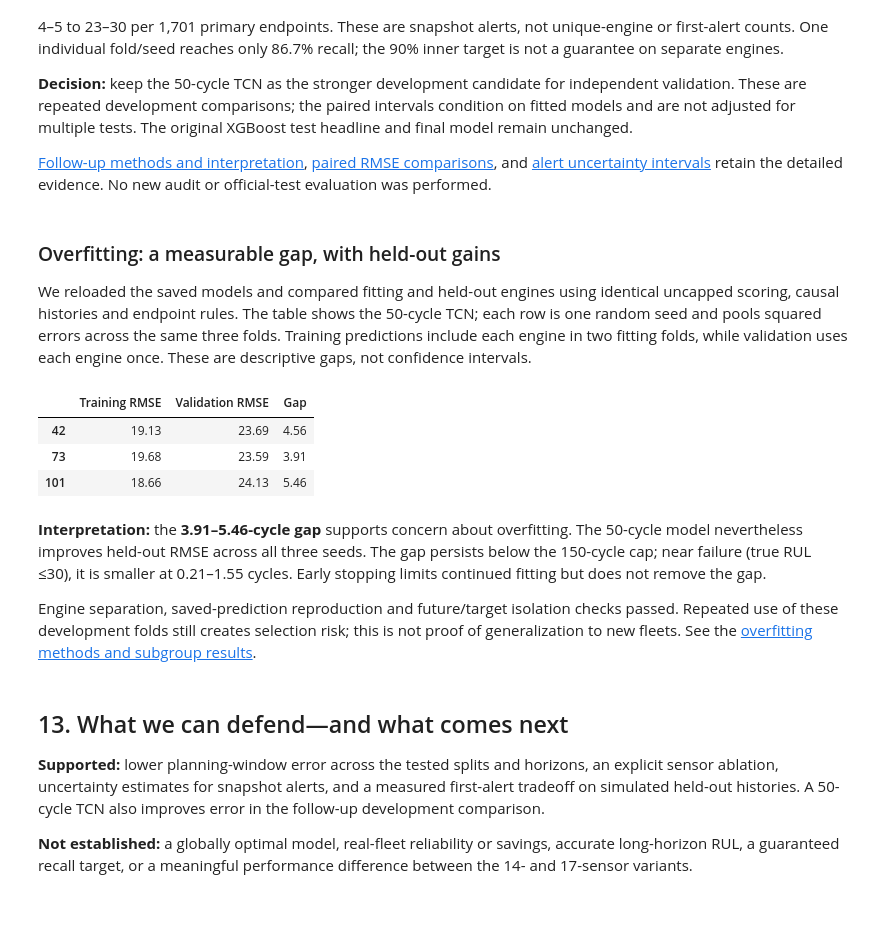
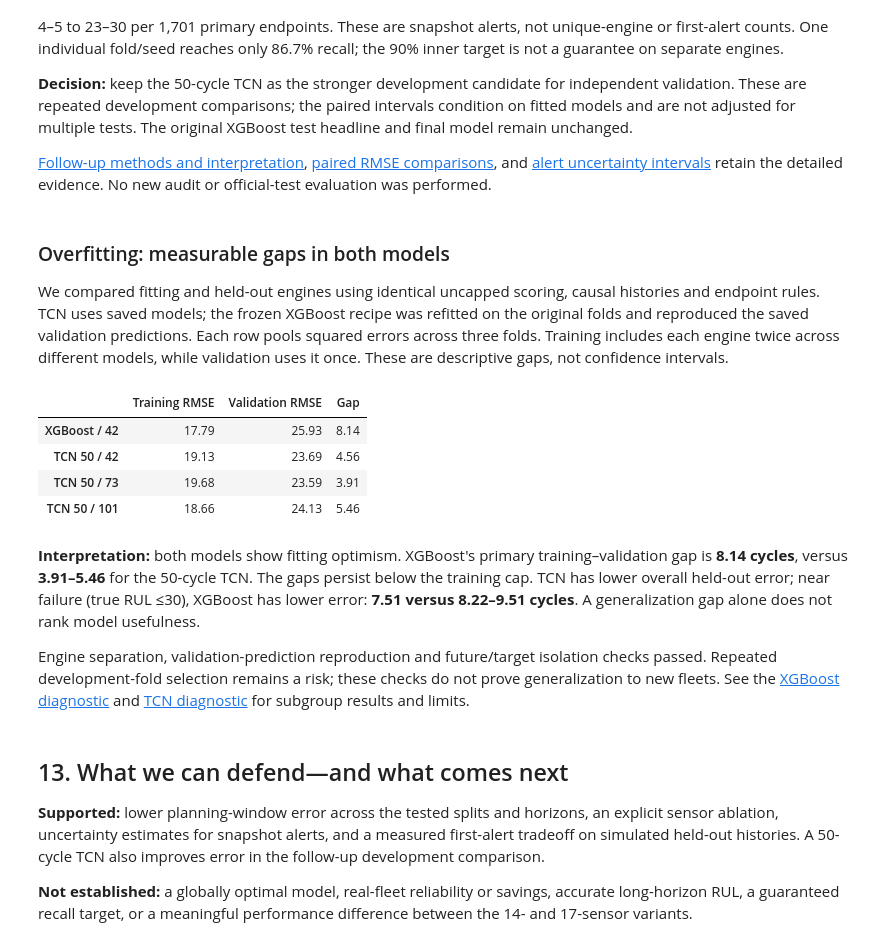
Before and after one commit to Asabrax/nasa-turbofan, a Jupyter notebook: explore.ipynb, the cells around one changed output. Saved outputs shown, nothing was run; the diff lists cells and outputs as text; code cells hidden in the pictures; blank space fills up the shorter version.

Commit message:
Update validation

```diff
--- a/explore.ipynb
+++ b/explore.ipynb
@@ -513,34 +513,42 @@ The original XGBoost test headline and final model remain unchanged.
 [alert uncertainty intervals](outputs/tcn_followup/alert_intervals.csv) retain
 the detailed evidence. No new audit or official-test evaluation was performed.
 # %% [markdown]
-### Overfitting: a measurable gap, with held-out gains
+### Overfitting: measurable gaps in both models
 
-We reloaded the saved models and compared fitting and held-out engines using
-identical uncapped scoring, causal histories and endpoint rules. The table shows
-the 50-cycle TCN; each row is one random seed and pools squared errors across the same three folds.
-Training predictions include each engine in two fitting folds, while validation
-uses each engine once. These are descriptive gaps, not confidence intervals.
+We compared fitting and held-out engines using identical uncapped scoring,
+causal histories and endpoint rules. TCN uses saved models; the frozen XGBoost
+recipe was refitted on the original folds and reproduced the saved validation
+predictions. Each row pools squared errors across three folds. Training includes
+each engine twice across different models, while validation uses it once.
+These are descriptive gaps, not confidence intervals.
 # %%
 gaps=pd.read_csv(ROOT/'outputs/tcn_followup/generalization_summary.csv')
-table=gaps[gaps.window.eq(50) & gaps.protocol.eq('primary') & gaps.subset.eq('all')]
-table=table[['seed','training_RMSE','validation_RMSE','gap']].set_index('seed')
-display(table.rename(columns={'training_RMSE':'Training RMSE','validation_RMSE':'Validation RMSE','gap':'Gap'}).rename_axis(index=None).round(2))
+xgb_gaps=pd.read_csv(EXP/'generalization_summary.csv')
+xgb=xgb_gaps[xgb_gaps.protocol.eq('primary') & xgb_gaps.subset.eq('all')].iloc[0]
+rows=[{'Model / seed':'XGBoost / 42','Training RMSE':xgb.training_RMSE,
+       'Validation RMSE':xgb.validation_RMSE,'Gap':xgb.gap}]
+for row in gaps[gaps.window.eq(50) & gaps.protocol.eq('primary') & gaps.subset.eq('all')].itertuples():
+    rows.append({'Model / seed':f'TCN 50 / {row.seed}','Training RMSE':row.training_RMSE,
+                 'Validation RMSE':row.validation_RMSE,'Gap':row.gap})
+display(pd.DataFrame(rows).set_index('Model / seed').rename_axis(index=None).round(2))
 # %% [output]
 |  | Training RMSE | Validation RMSE | Gap |
-| 42 | 19.13 | 23.69 | 4.56 |
-| 73 | 19.68 | 23.59 | 3.91 |
-| 101 | 18.66 | 24.13 | 5.46 |
+| XGBoost / 42 | 17.79 | 25.93 | 8.14 |
+| TCN 50 / 42 | 19.13 | 23.69 | 4.56 |
+| TCN 50 / 73 | 19.68 | 23.59 | 3.91 |
+| TCN 50 / 101 | 18.66 | 24.13 | 5.46 |
 # %% [markdown]
-**Interpretation:** the **3.91–5.46-cycle gap** supports concern about
-overfitting. The 50-cycle model nevertheless improves held-out RMSE across all
-three seeds. The gap persists below the 150-cycle cap; near failure (true RUL
-≤30), it is smaller at 0.21–1.55 cycles. Early stopping limits continued fitting
-but does not remove the gap.
+**Interpretation:** both models show fitting optimism. XGBoost's primary
+training–validation gap is **8.14 cycles**, versus **3.91–5.46** for the 50-cycle
+TCN. The gaps persist below the training cap. TCN has lower overall held-out
+error; near failure (true RUL ≤30), XGBoost has lower error: **7.51 versus
+8.22–9.51 cycles**. A generalization gap alone does not rank model usefulness.
 
-Engine separation, saved-prediction reproduction and future/target isolation
-checks passed. Repeated use of these development folds still creates selection
-risk; this is not proof of generalization to new fleets. See the
-[overfitting methods and subgroup results](outputs/tcn_followup/METHODS.md).
+Engine separation, validation-prediction reproduction and future/target
+isolation checks passed. Repeated development-fold selection remains a risk;
+these checks do not prove generalization to new fleets. See the
+[XGBoost diagnostic](outputs/experiments/METHODS.md) and
+[TCN diagnostic](outputs/tcn_followup/METHODS.md) for subgroup results and limits.
 # %% [markdown]
 ## 13. What we can defend—and what comes next
 
```
Also changed, not shown: 9 other files.
